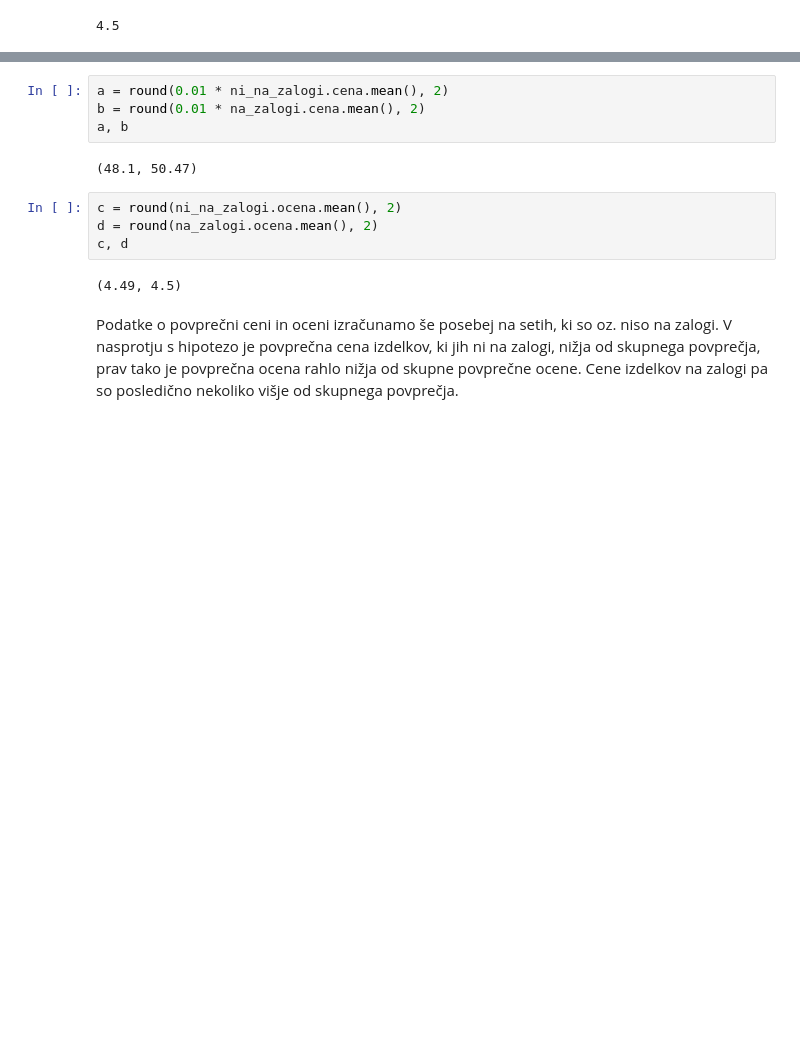
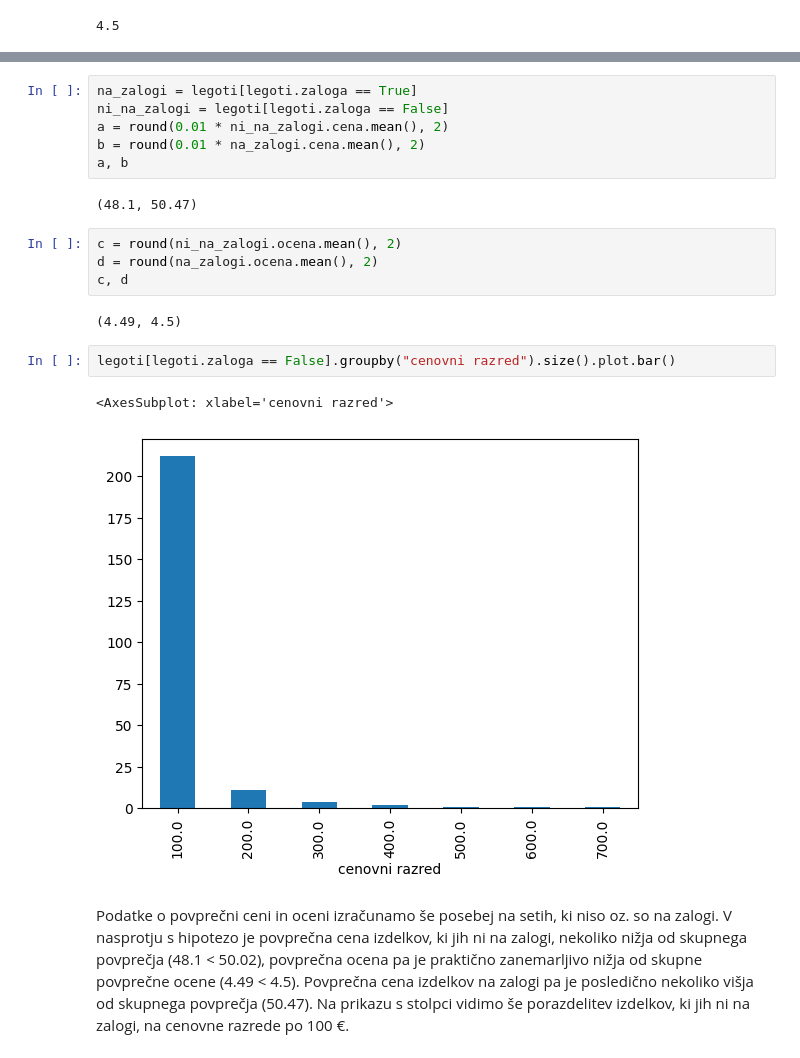
Before and after one commit to jan-malej/Programiranje1, a Jupyter notebook: analiza.ipynb, the cells around one changed output, grey strips where cells are left out. Saved outputs shown, nothing was run; the diff lists cells and outputs as text; blank space fills up the shorter version.

```diff
--- a/analiza.ipynb
+++ b/analiza.ipynb
@@ -60,4 +72,6 @@ Podobno lahko izračunamo tudi povprečno oceno LEGO setov in vidimo, da je le-t
 # %%
+na_zalogi = legoti[legoti.zaloga == True]
+ni_na_zalogi = legoti[legoti.zaloga == False]
 a = round(0.01 * ni_na_zalogi.cena.mean(), 2)
 b = round(0.01 * na_zalogi.cena.mean(), 2)
 a, b
@@ -69,6 +83,11 @@ d = round(na_zalogi.ocena.mean(), 2)
 c, d
 # %% [output]
 (4.49, 4.5)
+# %%
+legoti[legoti.zaloga == False].groupby("cenovni razred").size().plot.bar()
+# %% [output]
+<AxesSubplot: xlabel='cenovni razred'>
+[figure, added]
 # %% [markdown]
-Podatke o povprečni ceni in oceni izračunamo še posebej na setih, ki so oz. niso na zalogi. V nasprotju s hipotezo je povprečna cena izdelkov, ki jih ni na zalogi, nižja od skupnega povprečja, prav tako je povprečna ocena rahlo nižja od skupne povprečne ocene.
-Cene izdelkov na zalogi pa so posledično nekoliko višje od skupnega povprečja.
+Podatke o povprečni ceni in oceni izračunamo še posebej na setih, ki niso oz. so na zalogi. V nasprotju s hipotezo je povprečna cena izdelkov, ki jih ni na zalogi, nekoliko nižja od skupnega povprečja (48.1 < 50.02), povprečna ocena pa je praktično zanemarljivo nižja od skupne povprečne ocene (4.49 < 4.5).
+Povprečna cena izdelkov na zalogi pa je posledično nekoliko višja od skupnega povprečja (50.47). Na prikazu s stolpci vidimo še porazdelitev izdelkov, ki jih ni na zalogi, na cenovne razrede po 100 €.
```
Also changed, not shown: parts of 11 cells of this notebook.
